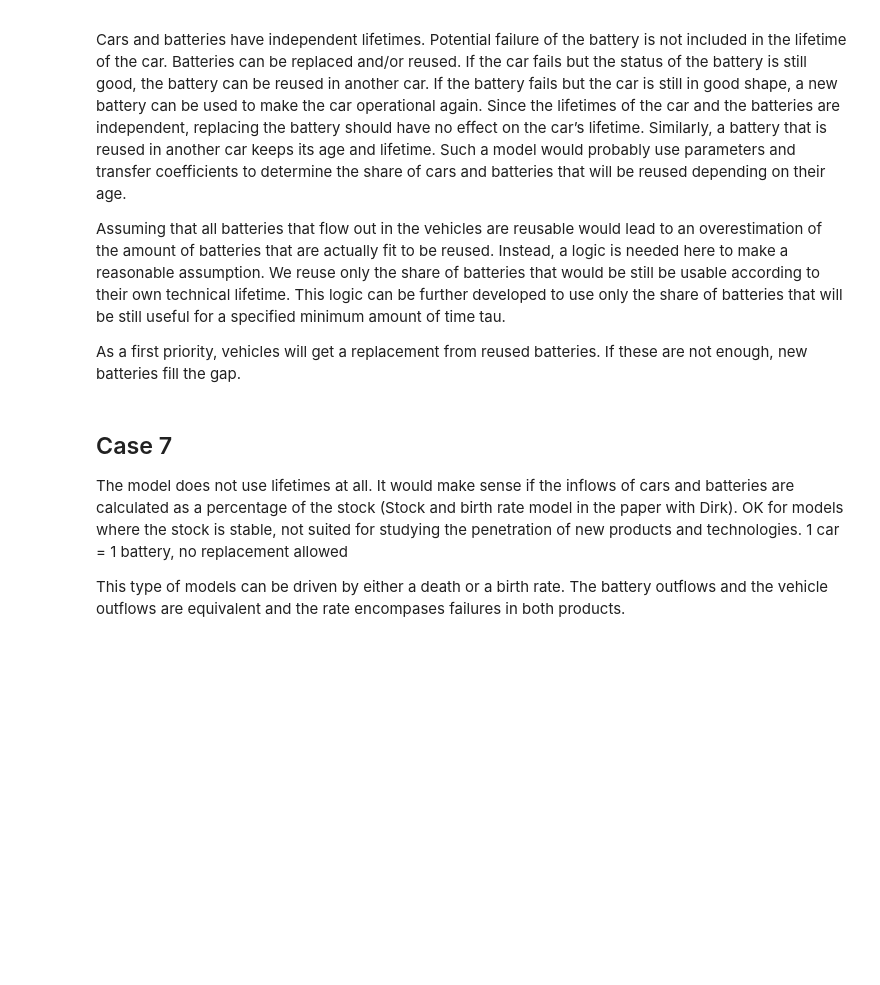
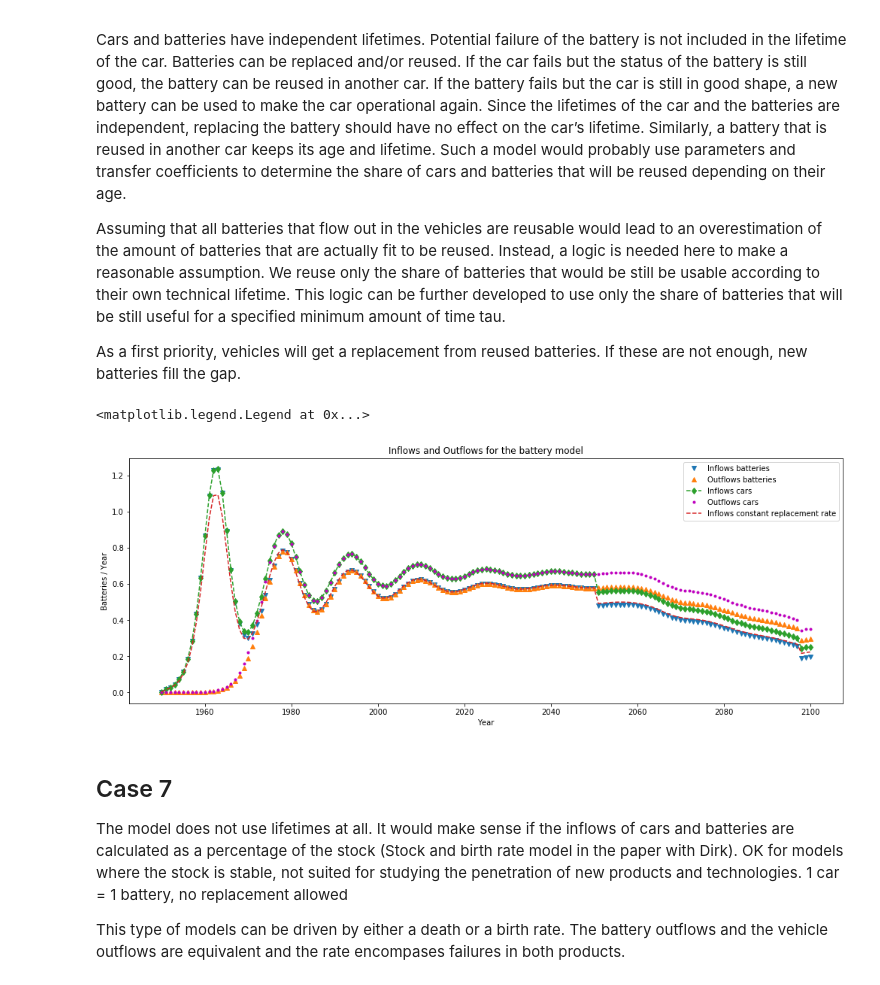
Before and after one commit to fernaag/product_component_model, a Jupyter notebook: generic_cohort_model.ipynb, the cells around one changed output. Saved outputs shown, nothing was run; the diff lists cells and outputs as text; code cells hidden in the pictures; blank space fills up the shorter version.

```diff
--- a/generic_cohort_model.ipynb
+++ b/generic_cohort_model.ipynb
@@ -534,8 +534,8 @@ for t in range(years):
         sf_battery_tc[t,c] = sf_battery[t-c]
 
 # Defining a delay for the batteries that should be replaced
-tau=3
-
+tau_car = 3
+tau_bat = 3
 # Initialization for the first year
 stock_cars_tc[0,0] = stock_cars_t[0]
 outflows_cars[0] = 0
@@ -552,17 +552,19 @@ for t in range(1,years):
             outflows_cars_tc[t,c]         = stock_cars_tc[t-1,c] / sf_cars_tc[t-1,c] * pdf_car[t-c]
             outflows_batteries_tc[t,c]    = (stock_cars_tc[t-1,c]- outflows_cars_tc[t,c])/sf_battery_tc[t-1,c]*pdf_battery[t-c]
             # some vehicles will get a new replacement battery
-            replacement_rate              = sf_cars_tc[t+tau,c]
+            replacement_rate              = sf_cars_tc[t+tau_car,c] # Vehicles eligible to get a replacement
+            reuse_rate                    = sf_battery_tc[t+tau_bat,c] # Batteries eligible for reuse
             outflows_cars_tc[t,c]         =  outflows_cars_tc[t,c] + outflows_batteries_tc[t,c] * (1-replacement_rate) # The outflow of cars is equal to the outflows attributed to car falure plus the outflows attributed to battery failures minus the amount of vehicles that get a replacement battery
-            outflows_batteries_tc[t,c]    = outflows_batteries_tc[t,c] + stock_cars_tc[t-1,c] / sf_cars_tc[t-1,c] * pdf_car[t-c] # The outflows of batteries is equal to the amount of failing vehicles and the amount of failing batteries before deducting the vehicles that re-enter the fleet with a new battery
+            outflows_batteries_tc[t,c]    = outflows_batteries_tc[t,c] + stock_cars_tc[t-1,c] / sf_cars_tc[t-1,c] * pdf_car[t-c] - outflows_cars_tc[t,c] * reuse_rate # The outflows of batteries is equal to the amount of failing vehicles and the amount of failing batteries before deducting the vehicles that re-enter the fleet with a new battery
             stock_cars_tc[t,c]            = stock_cars_tc[t-1,c] - outflows_cars_tc[t,c]
             stock_batteries_tc[t,c]       = stock_batteries_tc[t,c] - outflows_batteries_tc[t,c]
         elif sf_battery_tc[t-1,c] != 0: # We need this additional condition for the tau last years
             outflows_cars_tc[t,c]         = stock_cars_tc[t-1,c] / sf_cars_tc[t-1,c] * pdf_car[t-c]
             outflows_batteries_tc[t,c]    = (stock_cars_tc[t-1,c]- outflows_cars_tc[t,c])/sf_battery_tc[t-1,c]*pdf_battery[t-c]
             replacement_rate              = sf_cars_tc[t,c]
+            reuse_rate                    = sf_battery_tc[t,c] # Batteries eligible for reuse
             outflows_cars_tc[t,c]         = outflows_cars_tc[t,c] + outflows_batteries_tc[t,c] * (1-replacement_rate)
-            outflows_batteries_tc[t,c]    = outflows_batteries_tc[t,c] + stock_cars_tc[t-1,c] / sf_cars_tc[t-1,c] * pdf_car[t-c]
+            outflows_batteries_tc[t,c]    = outflows_batteries_tc[t,c] + stock_cars_tc[t-1,c] / sf_cars_tc[t-1,c] * pdf_car[t-c] - outflows_cars_tc[t,c] * reuse_rate
             stock_cars_tc[t,c]            = stock_cars_tc[t-1,c] - outflows_cars_tc[t,c]
         else:
             #print(t,c, sf_battery_tc[t-1,c] )
@@ -583,6 +585,22 @@ outflows_batteries = outflows_batteries_tc.sum(axis=1)
 real_replacement_rate = [AM / OEM for (AM, OEM) in zip(inflows_battery[1:], inflows_cars[1:]) ]
 # inflows_AM_rate shows what would be the inflows of batteries if calculated from a constant replacement rate
 inflows_replacement_rate = [np.mean(real_replacement_rate) * inflow for inflow in inflows_cars]
+# %%
+# Inflows and Outflows for the battery model
+plt.figure(figsize=(17, 6))
+plt.plot(time, inflows_battery , 'v', label='Inflows batteries')
+#plt.plot(time, outflows_cars,'r--', label='Outflow due to car')
+plt.plot(time, outflows_batteries, '^', label='Outflows batteries')
+plt.plot(time, inflows_cars , 'd--', label='Inflows cars')
+plt.plot(time, outflows_cars,'m.', label='Outflows cars')
+plt.plot(time, inflows_replacement_rate , '--', label='Inflows constant replacement rate')
+plt.title('Inflows and Outflows for the battery model')
+plt.xlabel('Year')
+plt.ylabel('Batteries / Year')
+plt.legend(loc='best')
+# %% [output]
+<matplotlib.legend.Legend at 0x...>
+[figure, added]
 # %% [markdown]
 ## Case 7
 The model does not use lifetimes at all. It would make sense if the inflows of cars and batteries are calculated as a percentage of the stock (Stock and birth rate model in the paper with Dirk). OK for models where the stock is stable, not suited for studying the penetration of new products and technologies. 1 car = 1 battery, no replacement allowed
```
